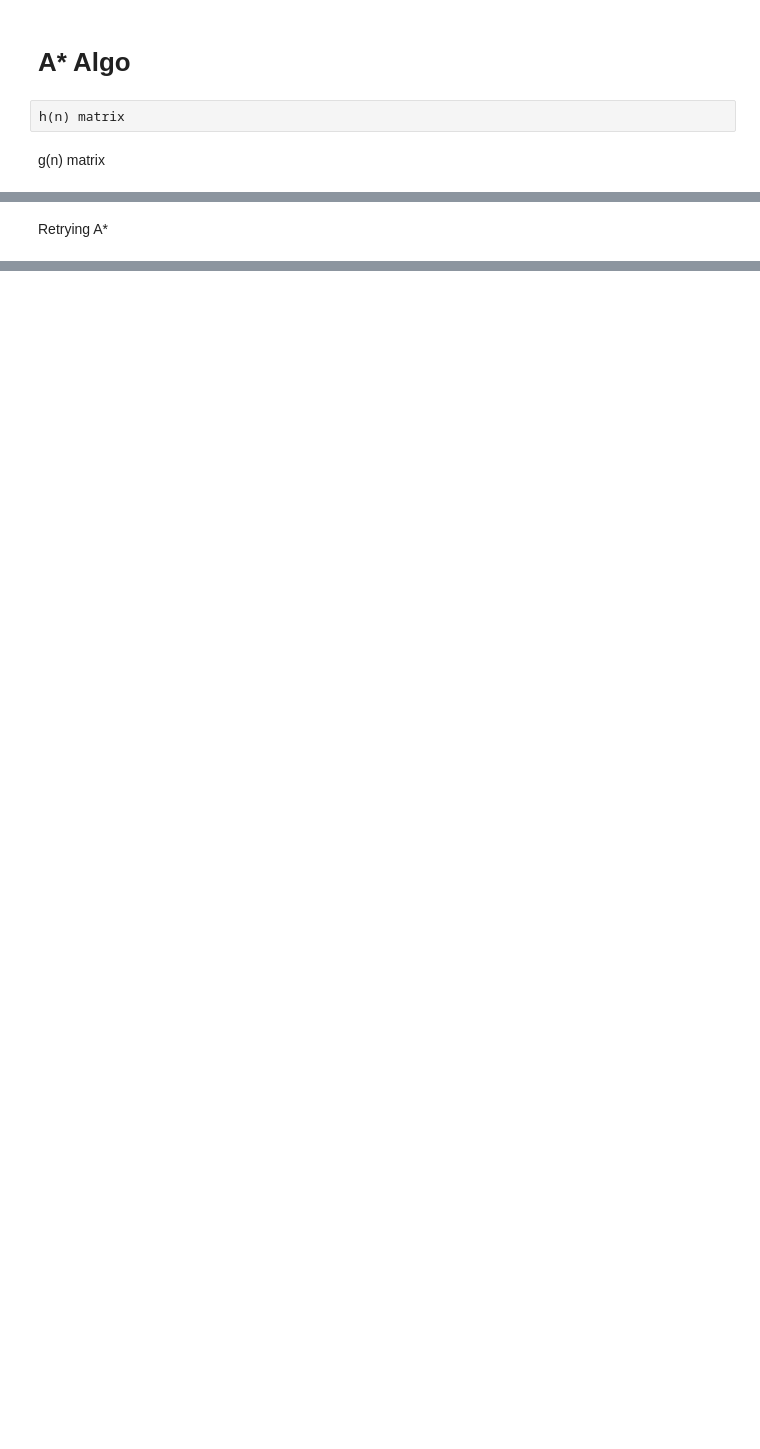
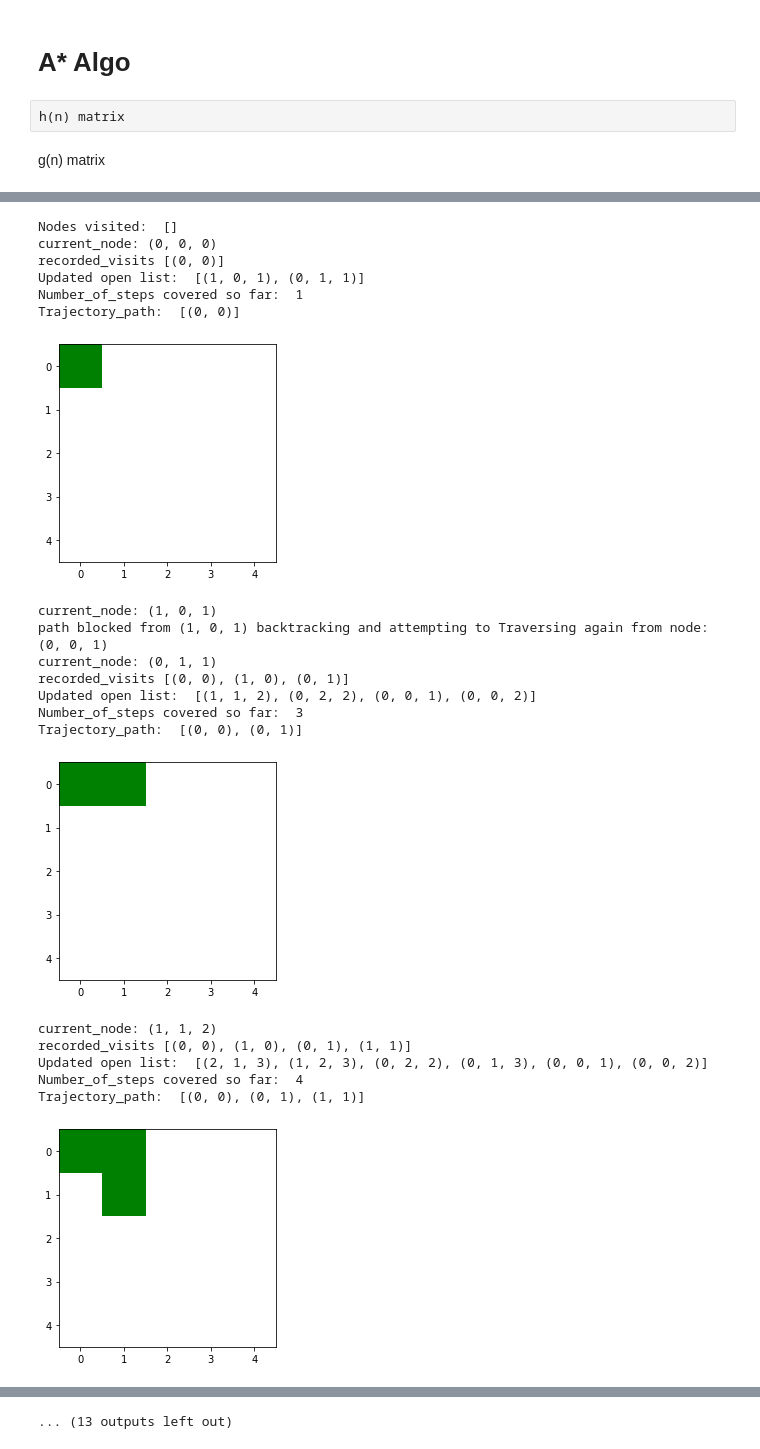
Before and after one commit to harish-udhayakumar/A-star, a Jupyter notebook: Repeated-A-star.ipynb, the cells around one changed output, grey strips where cells are left out. Drawn from its saved outputs; the diff is of its cells as text; code cells hidden in the pictures; blank space fills up the shorter version.

```diff
--- a/Repeated-A-star.ipynb
+++ b/Repeated-A-star.ipynb
@@ -164,7 +164,7 @@ def repeated_astar(maze, agent_matrix, number_of_steps, size_of_matrix):
     i = 0
     start = (0, 0, 0)
     goal = (size_of_matrix-1, size_of_matrix-1)
-
+    gofn_dict = {}
     open_list.append(start)
     hofn_matrix = compute_hofn(size_of_matrix, "manhattan")
     print("Nodes visited: ", visited_list)
@@ -172,6 +172,7 @@ def repeated_astar(maze, agent_matrix, number_of_steps, size_of_matrix):
         child_list = []
         blocked_child = 0
         current_node = open_list.pop(0)
+        gofn_dict[current_node[:2]] = current_node[2]
         if current_node[:2] not in visited_list:
             visited_list.append(current_node[:2])
             number_of_steps += 1
@@ -184,7 +185,7 @@ def repeated_astar(maze, agent_matrix, number_of_steps, size_of_matrix):
                     goal_reached = True
                     display(trajectory_path, size_of_matrix)
                     print("number_of_steps", number_of_steps)
-                    return trajectory_path, goal_reached, number_of_steps
+                    return trajectory_path, goal_reached, number_of_steps, visited_list
                 print("recorded_visits", visited_list)
                 recorded_visits = visited_list
 
@@ -219,17 +220,30 @@ def repeated_astar(maze, agent_matrix, number_of_steps, size_of_matrix):
                         if agent_matrix[0,0] == 1:
                             print("No path to goal!!")
                             break
-                        trajectory_path, goal_reached, number_of_steps = repeated_astar(maze, agent_matrix, number_of_steps, size_of_matrix)
+                        trajectory_path, goal_reached, number_of_steps, visited_list = repeated_astar(maze, agent_matrix, number_of_steps, size_of_matrix)
                         if goal_reached:
-                            return trajectory_path, goal_reached, number_of_steps
+                            return trajectory_path, goal_reached, number_of_steps, visited_list
             else:
                 if open_list == []:
                     print("There is no path available to goal Node.")
                     break
                 else:
-                    print("path blocked from", current_node, "backtracking and attempting to Traversing from a different node")
                     agent_matrix[current_node[:2]] = 1
-                    trajectory_path, goal_reached, number_of_steps = repeated_astar(maze, agent_matrix, number_of_steps, size_of_matrix)
+                    #start from previous unblocked node
+                    index = -1
+                    while True:
+                        previous_node = visited_list[index]
+                        if agent_matrix[visited_list[index]] == 0:
+                            break
+                        else:
+                            index -= 1
+                    previous_node = (previous_node[0],previous_node[1] ,gofn_dict[current_node[:2]])
+                    open_list.append(previous_node)
+                    trajectory_path.remove(current_node[:2])
+                    print("path blocked from", current_node, "backtracking and attempting to Traversing again from node: ", previous_node)
+
+
+#                     trajectory_path, goal_reached, number_of_steps = repeated_astar(maze, agent_matrix, number_of_steps, size_of_matrix)
                     if goal_reached:
                             return trajectory_path, goal_reached, number_of_steps
         else:
@@ -238,11 +252,11 @@ def repeated_astar(maze, agent_matrix, number_of_steps, size_of_matrix):
                     print("There is no path available to goal Node")
                     break
 
-    if (n-1,n-1) in trajectory_path:
+    if (size_of_matrix-1,size_of_matrix-1) in trajectory_path:
         goal_reached = True
     else:
         print("There is no path available to goal Node")
-    return trajectory_path, goal_reached, number_of_steps
+    return trajectory_path, goal_reached, number_of_steps, visited_list
 # %%
 if __name__ == "__main__":
     size_of_matrix = 5
@@ -311,2 +274,26 @@ Trajectory_path:  [(0, 0)]
-# %% [markdown]
-Retrying A*
+# %%
+number_of_steps = 0
+trajectory_path, goal_reached, number_of_steps, visited_list = repeated_astar(maze, agent_matrix, number_of_steps, size_of_matrix)
+print("The number of cells processed:", len(visited_list))
+# %% [output]
+Nodes visited:  []
+current_node: (0, 0, 0)
+recorded_visits [(0, 0)]
+Updated open list:  [(1, 0, 1), (0, 1, 1)]
+Number_of_steps covered so far:  1
+Trajectory_path:  [(0, 0)]
+[figure, added]
+current_node: (1, 0, 1)
+path blocked from (1, 0, 1) backtracking and attempting to Traversing again from node:  (0, 0, 1)
+current_node: (0, 1, 1)
+recorded_visits [(0, 0), (1, 0), (0, 1)]
+Updated open list:  [(1, 1, 2), (0, 2, 2), (0, 0, 1), (0, 0, 2)]
+Number_of_steps covered so far:  3
+Trajectory_path:  [(0, 0), (0, 1)]
+[figure, added]
+current_node: (1, 1, 2)
+recorded_visits [(0, 0), (1, 0), (0, 1), (1, 1)]
+Updated open list:  [(2, 1, 3), (1, 2, 3), (0, 2, 2), (0, 1, 3), (0, 0, 1), (0, 0, 2)]
+Number_of_steps covered so far:  4
+Trajectory_path:  [(0, 0), (0, 1), (1, 1)]
+[figure, added]
@@ -312,0 +319 @@ Retrying A*
+... (13 outputs left out)
```
Also changed, not shown: parts of 3 cells of this notebook.
